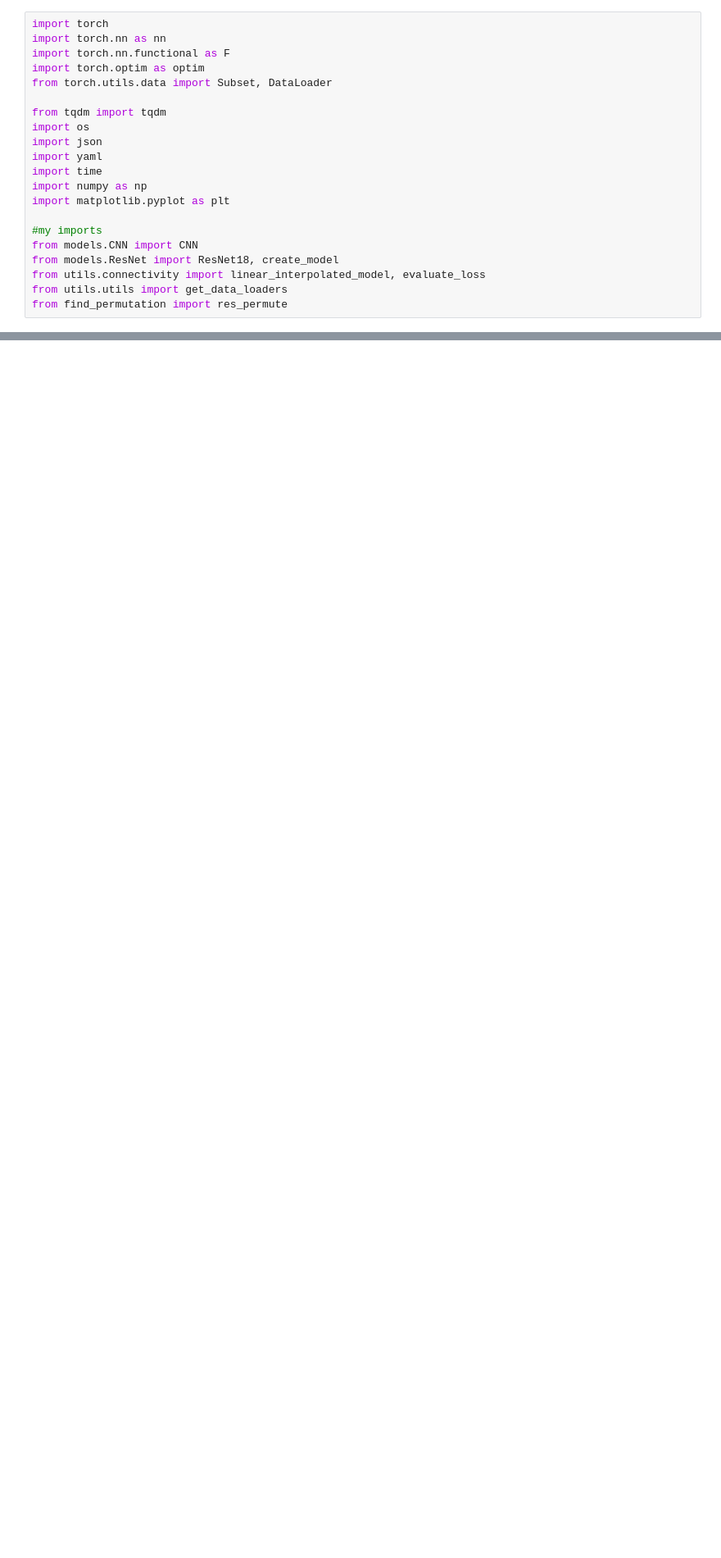
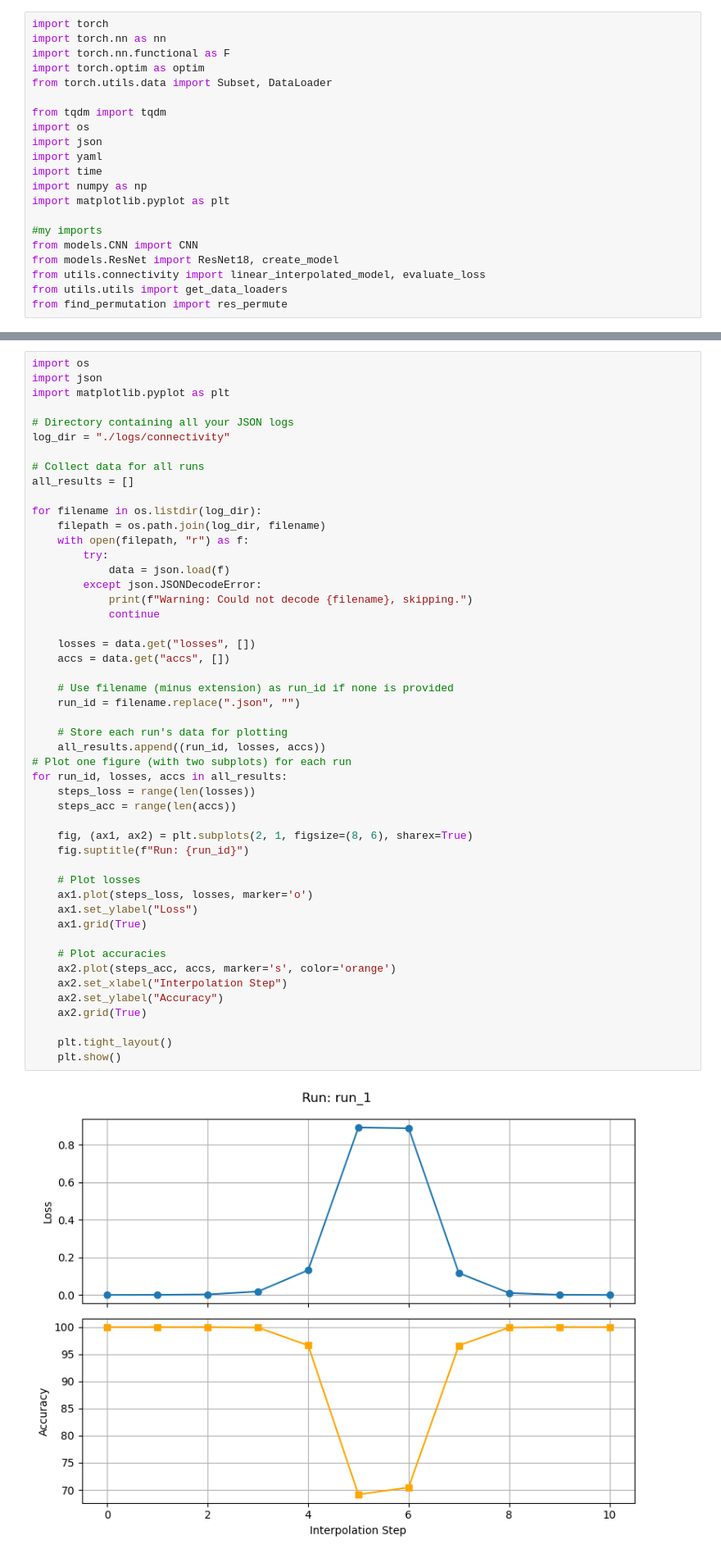
Before and after one commit to lukasVierling/Geometric_Connectivity, a Jupyter notebook: connectivity.ipynb, the cells around one changed output, grey strips where cells are left out. Shown at 82% size. Saved outputs shown, nothing was run; the diff lists cells and outputs as text; blank space fills up the shorter version.

```diff
--- a/connectivity.ipynb
+++ b/connectivity.ipynb
@@ -21,0 +412,51 @@ from find_permutation import res_permute
+# %%
+import os
+import json
+import matplotlib.pyplot as plt
+
+# Directory containing all your JSON logs
+log_dir = "./logs/connectivity"
+
+# Collect data for all runs
+all_results = []
+
+for filename in os.listdir(log_dir):
+    filepath = os.path.join(log_dir, filename)
+    with open(filepath, "r") as f:
+        try:
+            data = json.load(f)
+        except json.JSONDecodeError:
+            print(f"Warning: Could not decode {filename}, skipping.")
+            continue
+
+    losses = data.get("losses", [])
+    accs = data.get("accs", [])
+
+    # Use filename (minus extension) as run_id if none is provided
+    run_id = filename.replace(".json", "")
+
+    # Store each run's data for plotting
+    all_results.append((run_id, losses, accs))
+# Plot one figure (with two subplots) for each run
+for run_id, losses, accs in all_results:
+    steps_loss = range(len(losses))
+    steps_acc = range(len(accs))
+
+    fig, (ax1, ax2) = plt.subplots(2, 1, figsize=(8, 6), sharex=True)
+    fig.suptitle(f"Run: {run_id}")
+
+    # Plot losses
+    ax1.plot(steps_loss, losses, marker='o')
+    ax1.set_ylabel("Loss")
+    ax1.grid(True)
+
+    # Plot accuracies
+    ax2.plot(steps_acc, accs, marker='s', color='orange')
+    ax2.set_xlabel("Interpolation Step")
+    ax2.set_ylabel("Accuracy")
+    ax2.grid(True)
+
+    plt.tight_layout()
+    plt.show()
+# %% [output]
+[figure, added]
```
Also changed, not shown: parts of 4 cells of this notebook, 11 other files.
